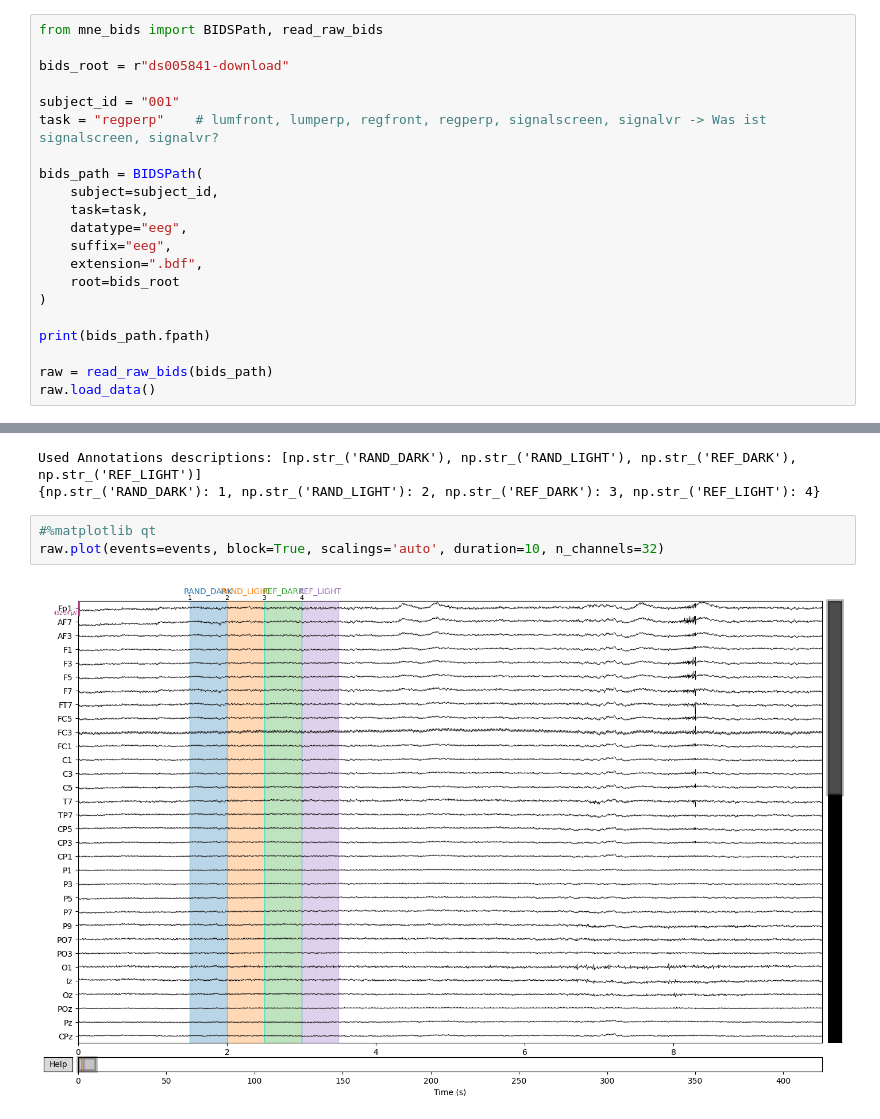
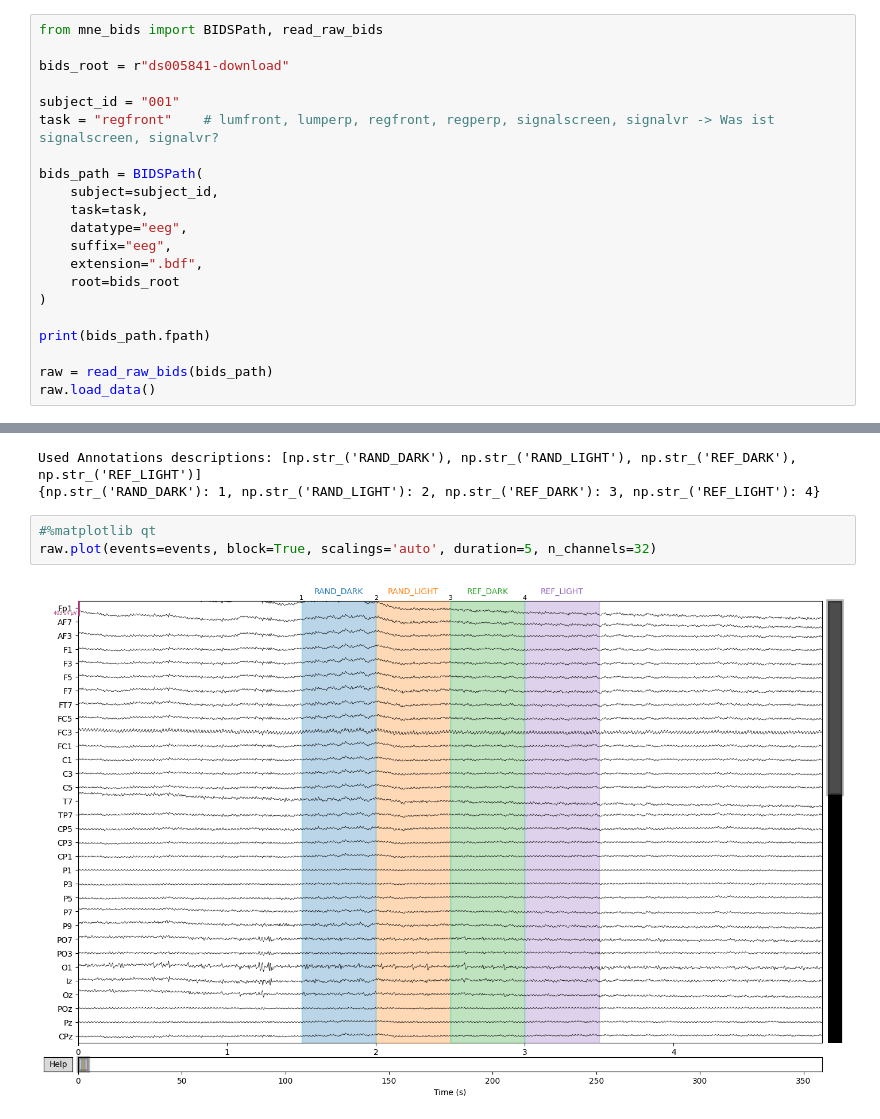
Before and after one commit to 0lisaaaa2/EEG_Project, a Jupyter notebook: milestone2.ipynb, the cells around one changed output, grey strips where cells are left out. Cells and saved outputs as stored; diff of their text form.

```diff
--- a/milestone2.ipynb
+++ b/milestone2.ipynb
@@ -7,7 +52,7 @@ from mne_bids import BIDSPath, read_raw_bids
 bids_root = r"ds005841-download"
 
 subject_id = "001"
-task = "regperp"    # lumfront, lumperp, regfront, regperp, signalscreen, signalvr -> Was ist signalscreen, signalvr?
+task = "regfront"    # lumfront, lumperp, regfront, regperp, signalscreen, signalvr -> Was ist signalscreen, signalvr?
 
 bids_path = BIDSPath(
     subject=subject_id,
@@ -57,6 +102,6 @@ Used Annotations descriptions: [np.str_('RAND_DARK'), np.str_('RAND_LIGHT'), np.
 {np.str_('RAND_DARK'): 1, np.str_('RAND_LIGHT'): 2, np.str_('REF_DARK'): 3, np.str_('REF_LIGHT'): 4}
 # %%
 #%matplotlib qt
-raw.plot(events=events, block=True, scalings='auto', duration=10, n_channels=32)
+raw.plot(events=events, block=True, scalings='auto', duration=5, n_channels=32)
 # %% [output]
-[figure, old version]
+[figure, new version]
```
Also changed, not shown: parts of 4 cells of this notebook.
